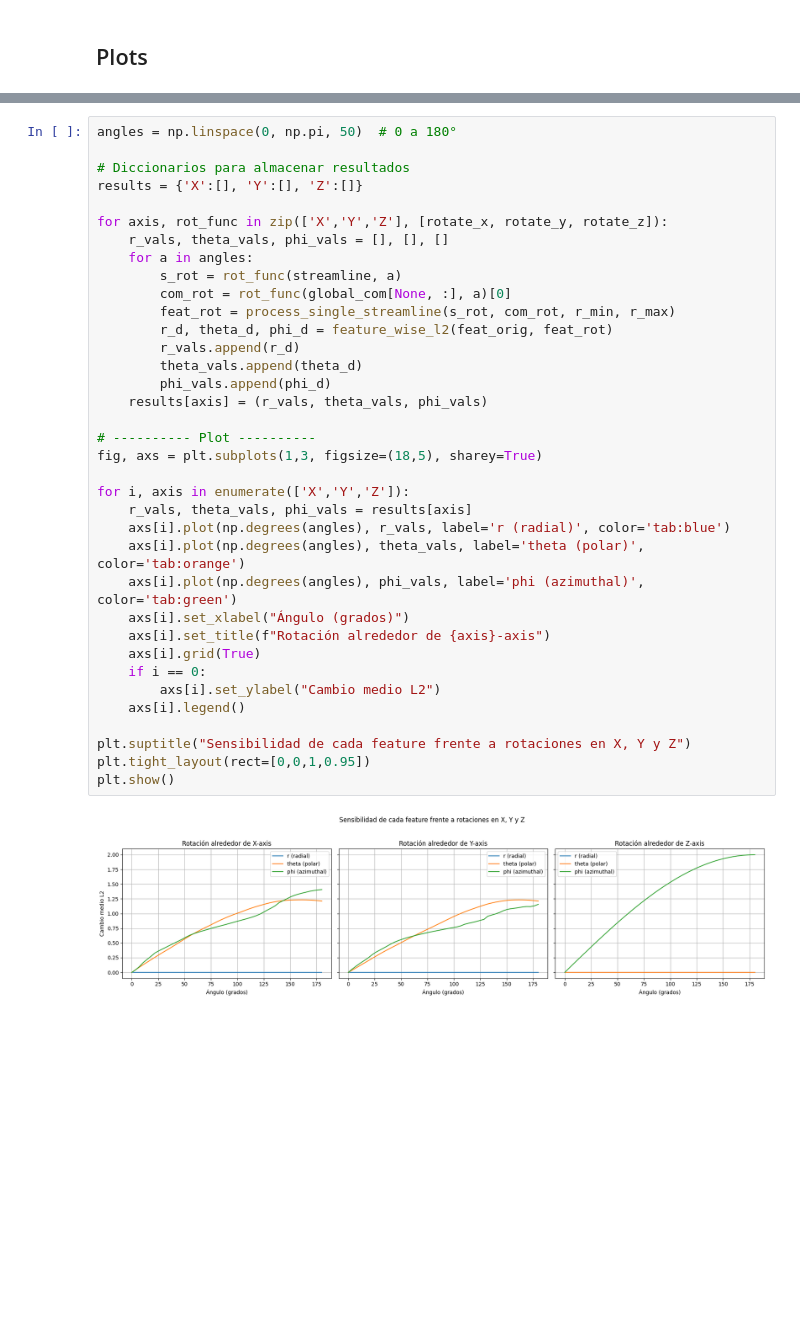
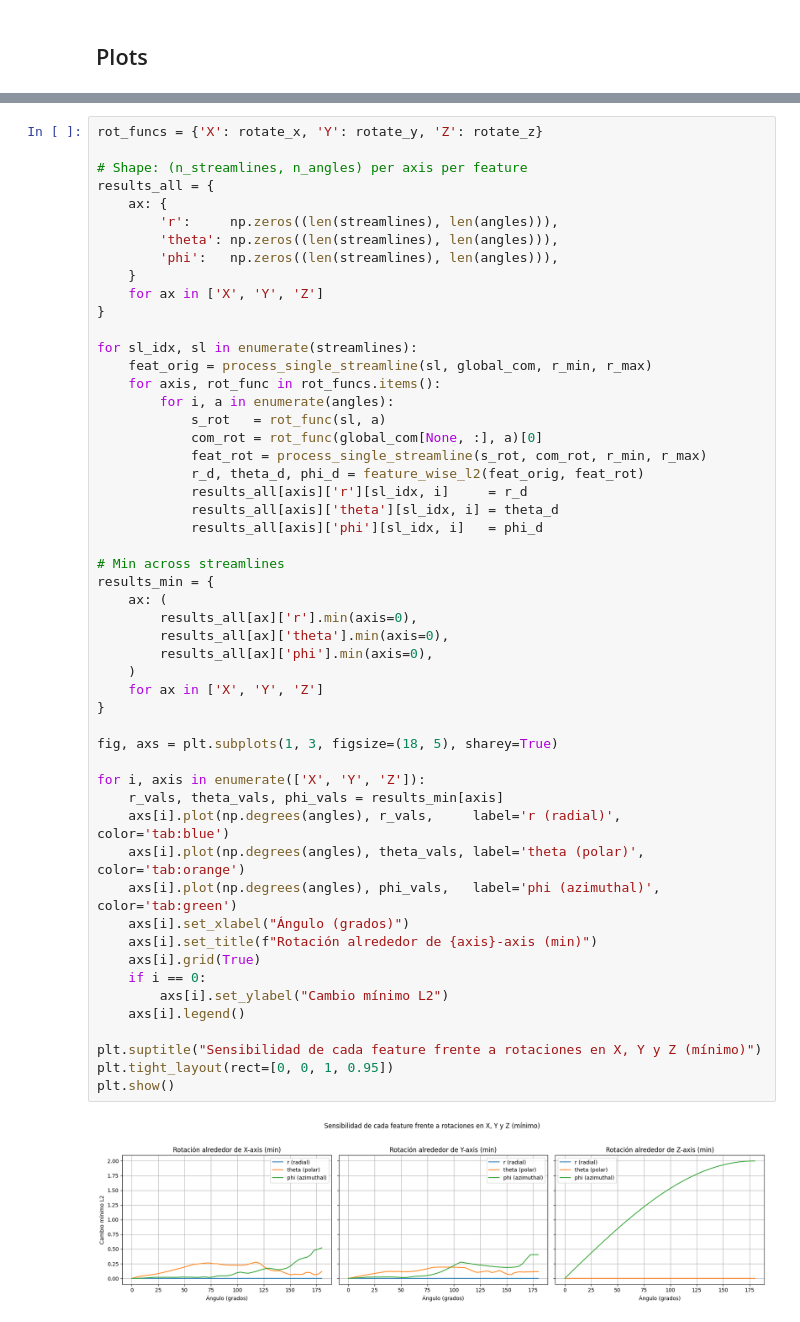
Before and after one commit to SamLopBru/TractographyClassificationThesis, a Jupyter notebook: preprocessing/sequencer_analysis.ipynb, the cells around one changed output, grey strips where cells are left out. Drawn from its saved outputs; the diff is of its cells as text; blank space fills up the shorter version.

```diff
--- a/preprocessing/sequencer_analysis.ipynb
+++ b/preprocessing/sequencer_analysis.ipynb
@@ -289,39 +453,55 @@ plt.show()
 # %%
-angles = np.linspace(0, np.pi, 50)  # 0 a 180°
+rot_funcs = {'X': rotate_x, 'Y': rotate_y, 'Z': rotate_z}
 
-# Diccionarios para almacenar resultados
-results = {'X':[], 'Y':[], 'Z':[]}
+# Shape: (n_streamlines, n_angles) per axis per feature
+results_all = {
+    ax: {
+        'r':     np.zeros((len(streamlines), len(angles))),
+        'theta': np.zeros((len(streamlines), len(angles))),
+        'phi':   np.zeros((len(streamlines), len(angles))),
+    }
+    for ax in ['X', 'Y', 'Z']
+}
 
-for axis, rot_func in zip(['X','Y','Z'], [rotate_x, rotate_y, rotate_z]):
-    r_vals, theta_vals, phi_vals = [], [], []
-    for a in angles:
-        s_rot = rot_func(streamline, a)
-        com_rot = rot_func(global_com[None, :], a)[0]
-        feat_rot = process_single_streamline(s_rot, com_rot, r_min, r_max)
-        r_d, theta_d, phi_d = feature_wise_l2(feat_orig, feat_rot)
-        r_vals.append(r_d)
-        theta_vals.append(theta_d)
-        phi_vals.append(phi_d)
-    results[axis] = (r_vals, theta_vals, phi_vals)
+for sl_idx, sl in enumerate(streamlines):
+    feat_orig = process_single_streamline(sl, global_com, r_min, r_max)
+    for axis, rot_func in rot_funcs.items():
+        for i, a in enumerate(angles):
+            s_rot   = rot_func(sl, a)
+            com_rot = rot_func(global_com[None, :], a)[0]
+            feat_rot = process_single_streamline(s_rot, com_rot, r_min, r_max)
+            r_d, theta_d, phi_d = feature_wise_l2(feat_orig, feat_rot)
+            results_all[axis]['r'][sl_idx, i]     = r_d
+            results_all[axis]['theta'][sl_idx, i] = theta_d
+            results_all[axis]['phi'][sl_idx, i]   = phi_d
 
-# ---------- Plot ----------
-fig, axs = plt.subplots(1,3, figsize=(18,5), sharey=True)
+# Min across streamlines
+results_min = {
+    ax: (
+        results_all[ax]['r'].min(axis=0),
+        results_all[ax]['theta'].min(axis=0),
+        results_all[ax]['phi'].min(axis=0),
+    )
+    for ax in ['X', 'Y', 'Z']
+}
 
-for i, axis in enumerate(['X','Y','Z']):
-    r_vals, theta_vals, phi_vals = results[axis]
-    axs[i].plot(np.degrees(angles), r_vals, label='r (radial)', color='tab:blue')
-    axs[i].plot(np.degrees(angles), theta_vals, label='theta (polar)', color='tab:orange')
-    axs[i].plot(np.degrees(angles), phi_vals, label='phi (azimuthal)', color='tab:green')
+fig, axs = plt.subplots(1, 3, figsize=(18, 5), sharey=True)
+
+for i, axis in enumerate(['X', 'Y', 'Z']):
+    r_vals, theta_vals, phi_vals = results_min[axis]
+    axs[i].plot(np.degrees(angles), r_vals,     label='r (radial)',      color='tab:blue')
+    axs[i].plot(np.degrees(angles), theta_vals, label='theta (polar)',   color='tab:orange')
+    axs[i].plot(np.degrees(angles), phi_vals,   label='phi (azimuthal)', color='tab:green')
     axs[i].set_xlabel("Ángulo (grados)")
-    axs[i].set_title(f"Rotación alrededor de {axis}-axis")
+    axs[i].set_title(f"Rotación alrededor de {axis}-axis (min)")
     axs[i].grid(True)
     if i == 0:
-        axs[i].set_ylabel("Cambio medio L2")
+        axs[i].set_ylabel("Cambio mínimo L2")
     axs[i].legend()
 
-plt.suptitle("Sensibilidad de cada feature frente a rotaciones en X, Y y Z")
-plt.tight_layout(rect=[0,0,1,0.95])
+plt.suptitle("Sensibilidad de cada feature frente a rotaciones en X, Y y Z (mínimo)")
+plt.tight_layout(rect=[0, 0, 1, 0.95])
 plt.show()
 # %% [output]
-[figure, old version]
+[figure, new version]
 # %%
```
Also changed, not shown: parts of 12 cells of this notebook, 18 other files.
